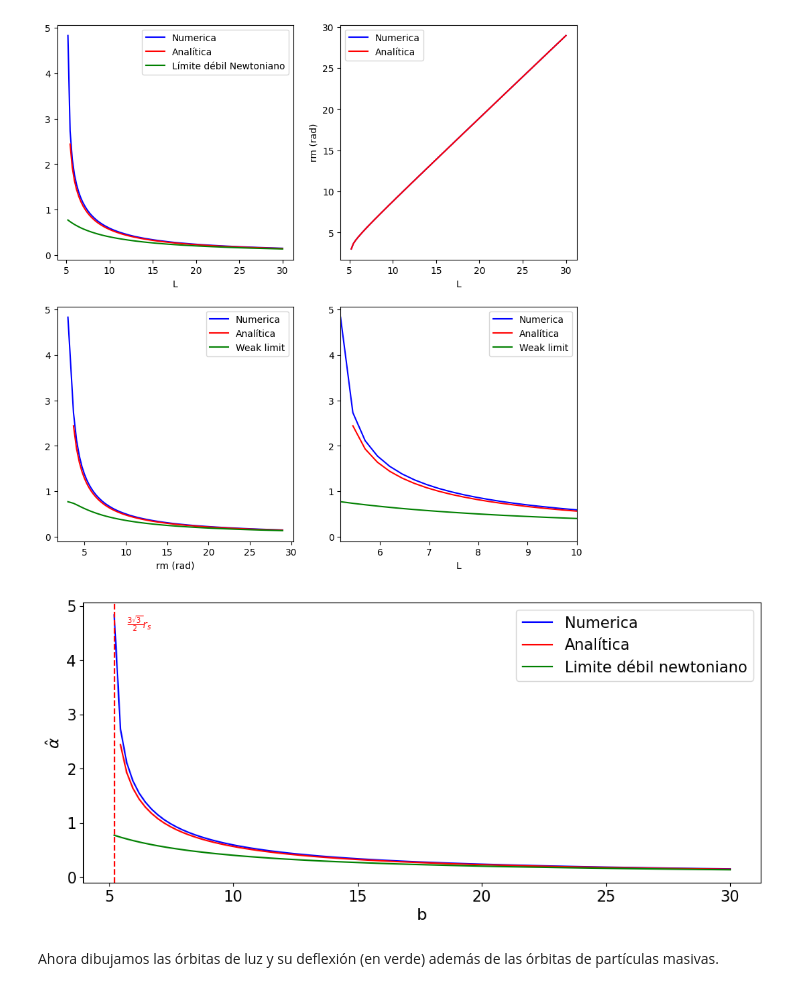
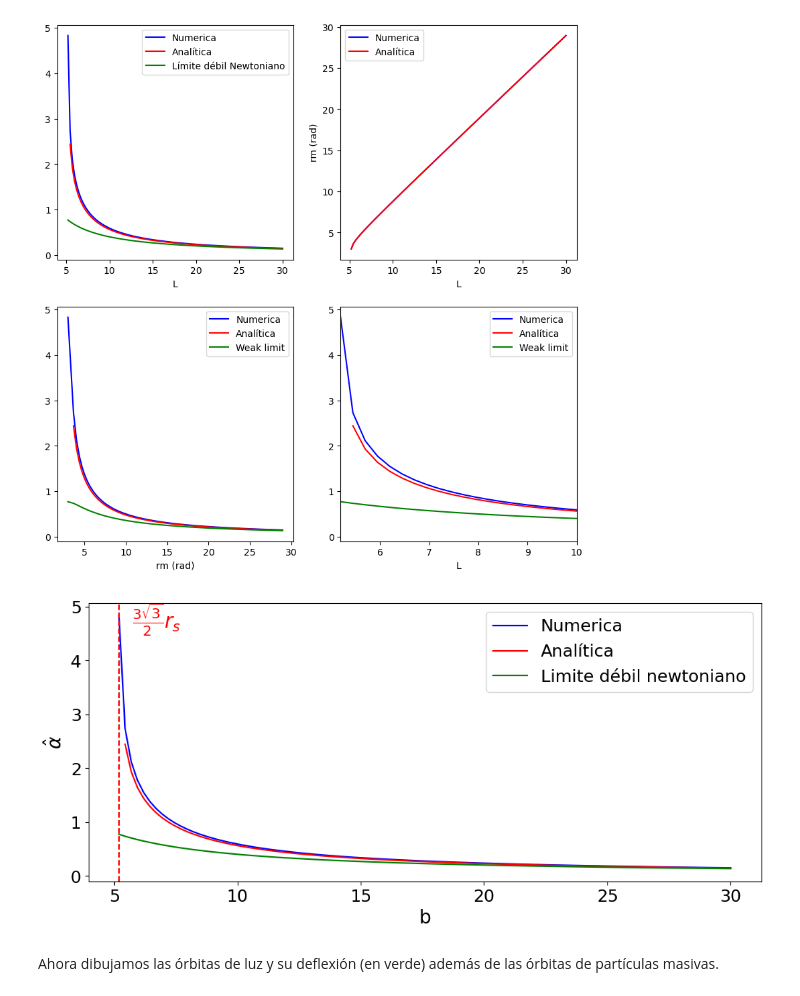
Before and after one commit to UnaiRazkin/El-fen-meno-de-lente-gravitacional-simulaci-n-para-un-agujero-negro, a Jupyter notebook: Notebooks/Orbitas_schwarzschild.ipynb, the cells around one changed output. Drawn from its saved outputs; the diff is of its cells as text; code cells hidden in the pictures.

```diff
--- a/Notebooks/Orbitas_schwarzschild.ipynb
+++ b/Notebooks/Orbitas_schwarzschild.ipynb
@@ -570,20 +570,20 @@ plt.close()
 # %%
 plt.figure(figsize=(12, 5))
 
 plt.plot(L_list/E, alpha_num_list, color="blue", label='Numerica') #Deflexión numérica
 plt.plot(L_list/E, alpha_list, color="red", label='Analítica') #Trayectoria analítica
 plt.plot(L_list/E, alpha_pm_list, color="green", label='Limite débil newtoniano') #Trayectoria analítica
-plt.xlabel("b", size=16)
-plt.ylabel("$\hat\\alpha$", size=16)
+plt.xlabel("b", size=19)
+plt.ylabel("$\hat\\alpha$", size=19)
 plt.axvline(x= 3 * np.sqrt(3) / 2 * rs  , linestyle="--", color="red")
-plt.text(3 * np.sqrt(3) / 2 * rs * (1.1), alpha_num_list[0]/1.05, "$\\frac{3 \sqrt{3}}{2} r_s$", color="red" )
+plt.text(3 * np.sqrt(3) / 2 * rs * (1.1), alpha_num_list[0]/1.05, "$\\frac{3 \sqrt{3}}{2} r_s$", color="red", fontsize="20" )
 #plt.ylabel("$ \hat \alpha $ (rad)")
-plt.legend(fontsize=15)
-plt.xticks(fontsize=15)
-plt.yticks(fontsize=15)
+plt.legend(fontsize=17)
+plt.xticks(fontsize=17)
+plt.yticks(fontsize=17)
 plt.savefig("../Multimedia/Agujero_negro/Orbitas_Schwarzschild/Deflexión_del_ángulo.png")
 # %% [output]
-[figure, old version]
+[figure, new version]
 # %% [markdown]
 Ahora dibujamos las órbitas de luz y su deflexión (en verde) además de las órbitas de partículas masivas.
 # %%
```
Also changed, not shown: parts of 1 cell of this notebook.
